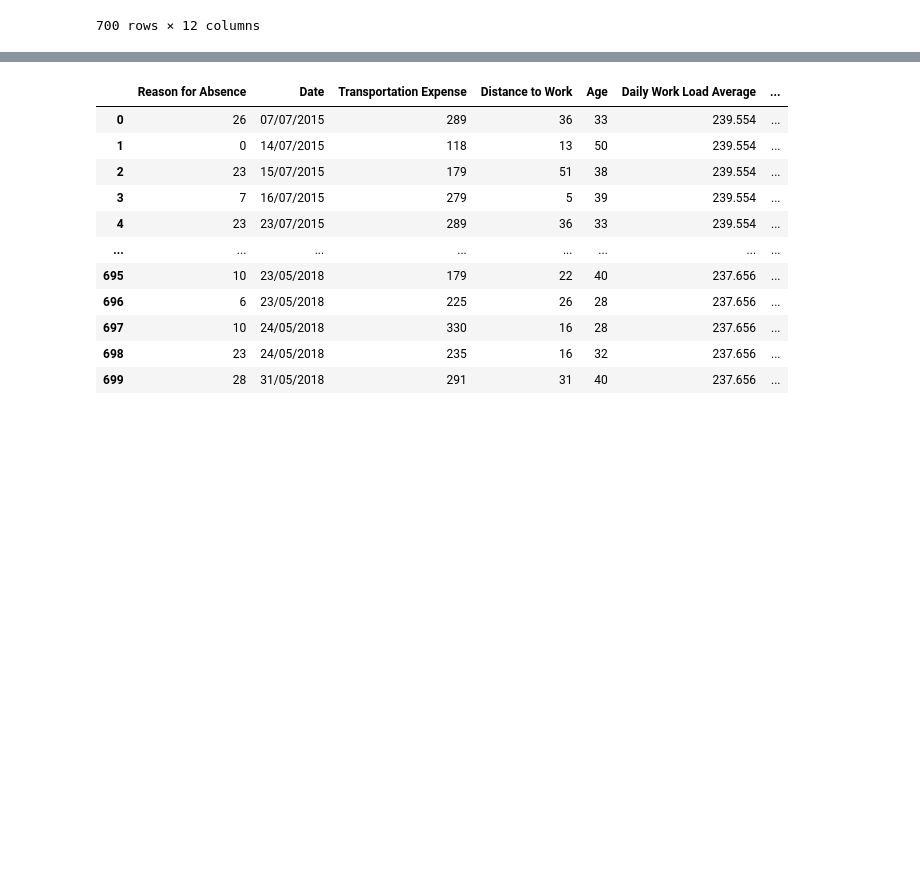
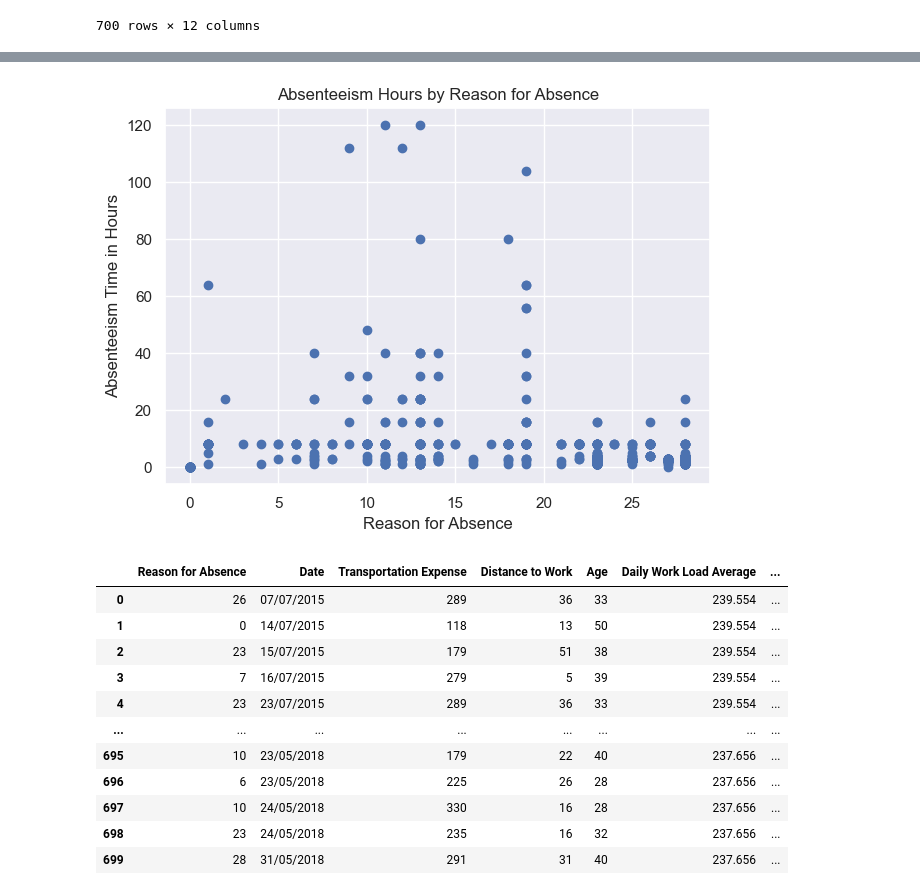
Before and after one commit to joseph-ishola/Employee-Absenteeism, a Jupyter notebook: log_reg.ipynb, the cells around one changed output, grey strips where cells are left out. Drawn from its saved outputs; the diff is of its cells as text; code cells hidden in the pictures; blank space fills up the shorter version.

```diff
--- a/log_reg.ipynb
+++ b/log_reg.ipynb
@@ -21,3 +89,13 @@ data
+# %%
+plt.scatter(data['Reason for Absence'], data['Absenteeism Time in Hours'])
+plt.xlabel('Reason for Absence')
+plt.ylabel('Absenteeism Time in Hours')
+plt.title('Absenteeism Hours by Reason for Absence')
+plt.tight_layout()
+plt.savefig('pictures/Absenteeism Hours by Reason for Absence.png')
+plt.show()
+# %% [output]
+[figure, added]
 # %%
 data = data.drop(['ID'], axis=1)
 data
```
Also changed, not shown: parts of 29 cells of this notebook, 5 other files.
